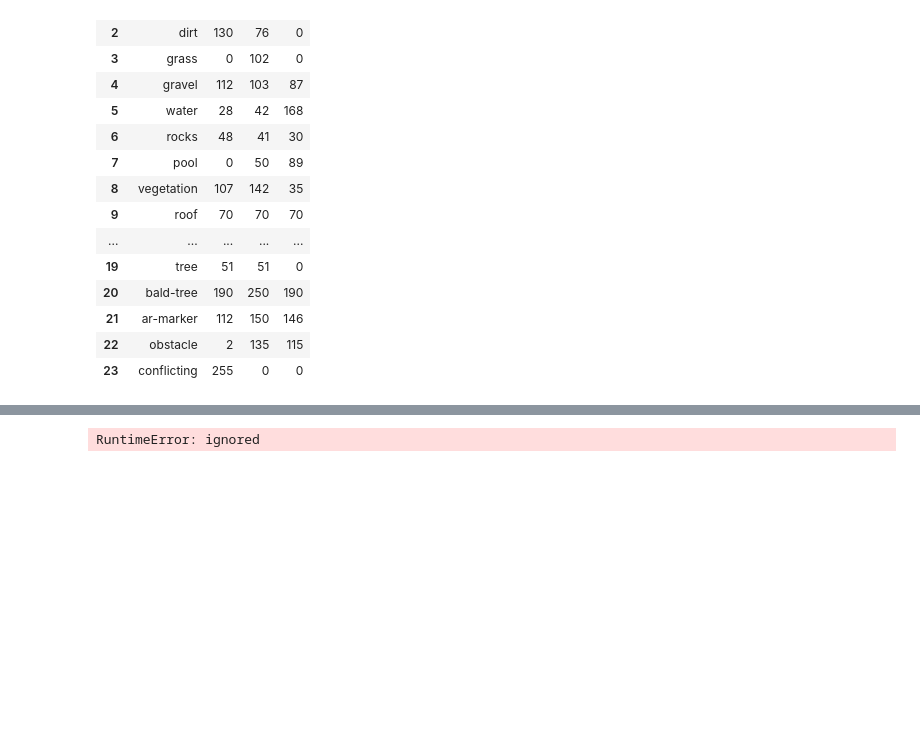
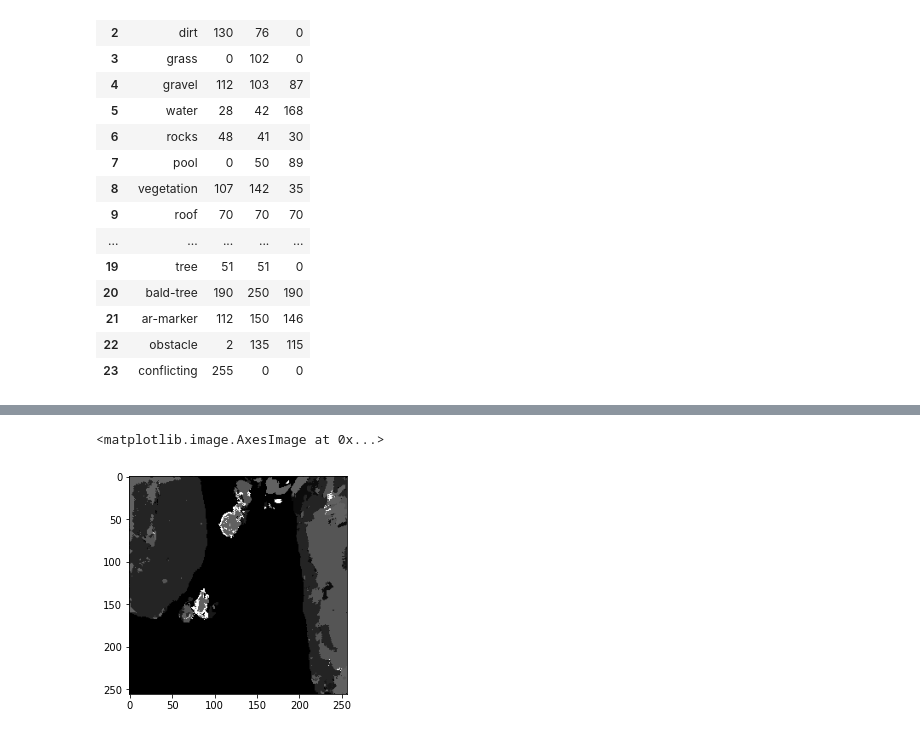
Before and after one commit to gandhisamay/Drone-Cam-Segmentation, a Jupyter notebook: Semantic_Segmentation.ipynb, the cells around one changed output, grey strips where cells are left out. Saved outputs shown, nothing was run; the diff lists cells and outputs as text; code cells hidden in the pictures; blank space fills up the shorter version.

Commit message:
Model almost trained

```diff
--- a/Semantic_Segmentation.ipynb
+++ b/Semantic_Segmentation.ipynb
@@ -382,31 +361,40 @@ torch.save(model.state_dict(),'Saved Model ')
 import time
 model.train()
 
-num_epochs = 100
+num_epochs = 25
 loss_per_iteration = []
 iters = []
 
-for epochs in tqdm(range(num_epochs)):
-  tic = time.time()
+for epochs in range(1,num_epochs+1):
+    tic = time.time()
 
-  loss_per_epoch = 0.0
+    loss_per_epoch = 0.0
+    batch_num = 1
+    for inputs,outputs in train_loader:
 
-  for inputs,outputs in train_loader:
-    inputs,outputs = inputs.to(DEVICE),outputs.to(DEVICE)
-    preds = model(inputs)
-    loss  = DICEloss(preds,outputs)
-    loss.backward()
-    opt.step()
-    opt.zero_grad()
-    loss_per_epoch += loss
+        torch.cuda.empty_cache()
+        inputs,outputs = inputs.to(DEVICE),outputs.to(DEVICE)
+        preds = model(inputs)
+        loss  = loss_fn(preds,outputs.squeeze(axis=1))
+        loss.backward()
+        opt.step()
+        opt.zero_grad()
+        loss_per_epoch += loss
+        batch_num +=1
+
+    dice_score = DICEscore(preds,outputs)
+    print("Batch num: {}|Dice Score:{}".format(batch_num,dice_score))
+    loss_per_iteration.append(loss_per_epoch)
     iters.append(epochs)
+    toc = time.time()
 
-  toc = time.time()
+    print("[{}/{}] Loss : {} Time Taken : {}".format(epochs,num_epochs,loss_per_epoch,(toc - tic)/1000))
 
-  print("[{}/{}] Loss : {} Time Taken : {}".format(epochs,num_epochs,loss_per_epoch,(toc - tic)/1000))
-
-  #Saving the model after every epoch
-  torch.save(model.state_dict(),'Saved Model ')
-  print("Saved the model...")
+    #Saving the model after every epoch
+    torch.save(model.state_dict(),'Saved Model ')
+    print("Saved the model...")
-# %% [output]
-RuntimeError: ignored
+# %%
+plt.imshow(torch.argmax(F.softmax(preds,dim=1),axis=1)[0].cpu(),cmap="gray")
+# %% [output]
+<matplotlib.image.AxesImage at 0x...>
+[figure, added]
```
Also changed, not shown: parts of 14 cells of this notebook.
